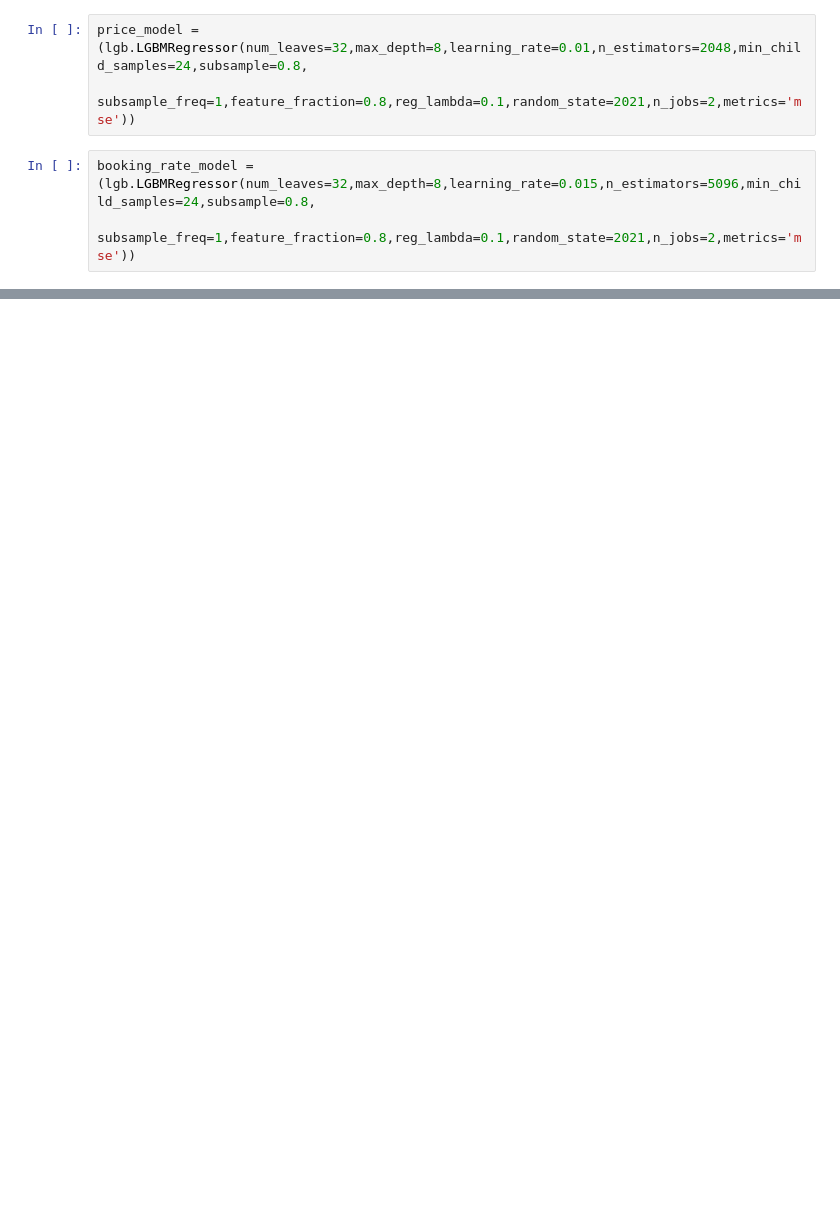
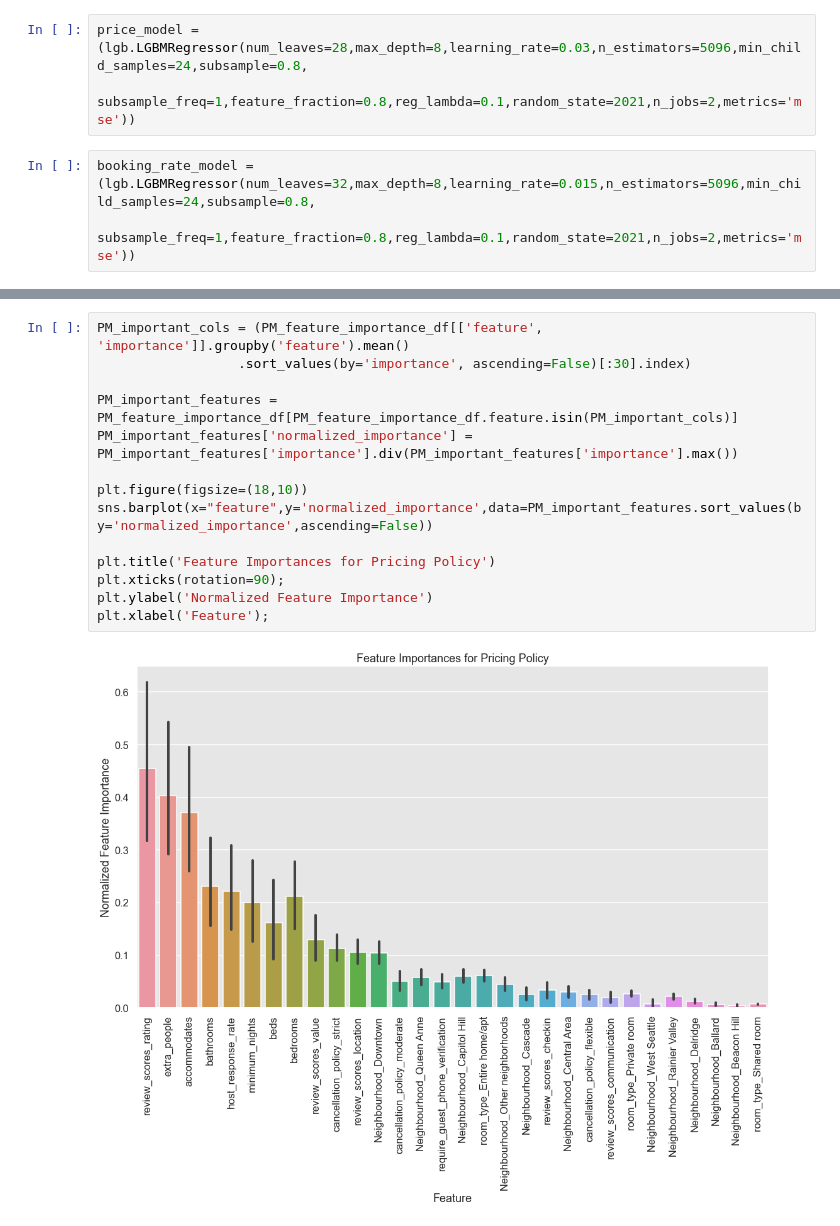
Before and after one commit to jcadusch/AirBnB_Seattle_Analysis, a Jupyter notebook: main_analysis.ipynb, the cells around one changed output, grey strips where cells are left out. Saved outputs shown, nothing was run; the diff lists cells and outputs as text; blank space fills up the shorter version.

```diff
--- a/main_analysis.ipynb
+++ b/main_analysis.ipynb
@@ -284,5 +284,5 @@ X_train, X_test, BR_train, BR_test = train_test_split(X, BR, test_size = 0.2, ra
 # %%
-price_model = (lgb.LGBMRegressor(num_leaves=32,max_depth=8,learning_rate=0.01,n_estimators=2048,min_child_samples=24,subsample=0.8,
+price_model = (lgb.LGBMRegressor(num_leaves=28,max_depth=8,learning_rate=0.03,n_estimators=5096,min_child_samples=24,subsample=0.8,
                         subsample_freq=1,feature_fraction=0.8,reg_lambda=0.1,random_state=2021,n_jobs=2,metrics='mse'))
 # %%
 booking_rate_model = (lgb.LGBMRegressor(num_leaves=32,max_depth=8,learning_rate=0.015,n_estimators=5096,min_child_samples=24,subsample=0.8,
@@ -375,0 +434,16 @@ important_features
+# %%
+PM_important_cols = (PM_feature_importance_df[['feature', 'importance']].groupby('feature').mean()
+                  .sort_values(by='importance', ascending=False)[:30].index)
+
+PM_important_features = PM_feature_importance_df[PM_feature_importance_df.feature.isin(PM_important_cols)]
+PM_important_features['normalized_importance'] = PM_important_features['importance'].div(PM_important_features['importance'].max())
+
+plt.figure(figsize=(18,10))
+sns.barplot(x="feature",y='normalized_importance',data=PM_important_features.sort_values(by='normalized_importance',ascending=False))
+
+plt.title('Feature Importances for Pricing Policy')
+plt.xticks(rotation=90);
+plt.ylabel('Normalized Feature Importance')
+plt.xlabel('Feature');
+# %% [output]
+[figure, added]
```
Also changed, not shown: parts of 11 cells of this notebook.
